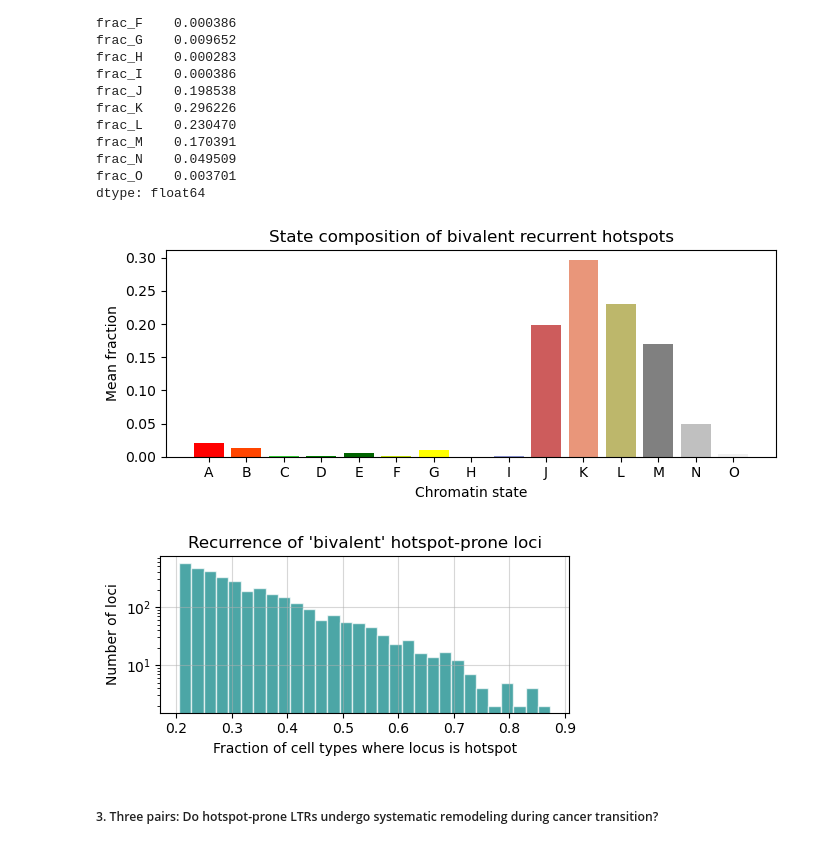
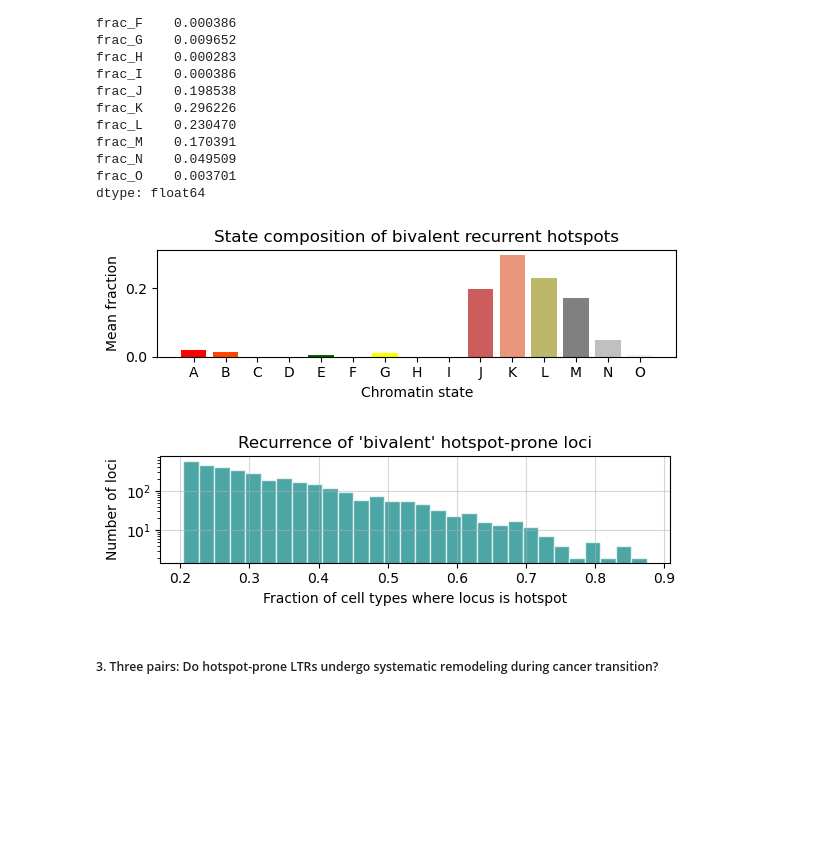
Before and after one commit to caocao0525/HERV, a Jupyter notebook: herv_all_hotspot_analysis.ipynb, the cells around one changed output. Saved outputs shown, nothing was run; the diff lists cells and outputs as text; code cells hidden in the pictures; blank space fills up the shorter version.

```diff
--- a/herv_all_hotspot_analysis.ipynb
+++ b/herv_all_hotspot_analysis.ipynb
@@ -503,20 +503,20 @@ dtype: float64
 # %%
 state_order = list("ABCDEFGHIJKLMNO")
 colors = [crb.state_col_dict_num[k] for k in state_order]
 
-plt.figure(figsize=(7,3))
+plt.figure(figsize=(6,2))
 plt.bar(
     state_order,
     [mean_state_comp[f"frac_{s}"] for s in state_order],
     color=colors
 )
 plt.ylabel("Mean fraction")
 plt.xlabel("Chromatin state")
 plt.title("State composition of bivalent recurrent hotspots")
 plt.tight_layout()
 plt.show()
 # %% [output]
-[figure, old version]
+[figure, new version]
 # %%
 # C. Are these loci recurrent because of many cells or a few cell types?
 biv_loci_freq = biv_loci.merge(
@@ -525,7 +525,7 @@ biv_loci_freq = biv_loci.merge(
     how="left"
 )
 
-plt.figure(figsize=(5,2.5))
+plt.figure(figsize=(6,2))
 biv_loci_freq["hotspot_freq"].hist(bins=30, log=True, color="teal",alpha=0.7, edgecolor="white")
 plt.xlabel("Fraction of cell types where locus is hotspot")
 plt.ylabel("Number of loci")
@@ -534,7 +534,7 @@ plt.grid(alpha=0.5)
 plt.tight_layout()
 plt.show()
 # %% [output]
-[figure, old version]
+[figure, new version]
 # %% [markdown]
 ##### 3. Three pairs: Do hotspot-prone LTRs undergo systematic remodeling during cancer transition?
 # %%
```
Also changed, not shown: parts of 9 cells of this notebook.
